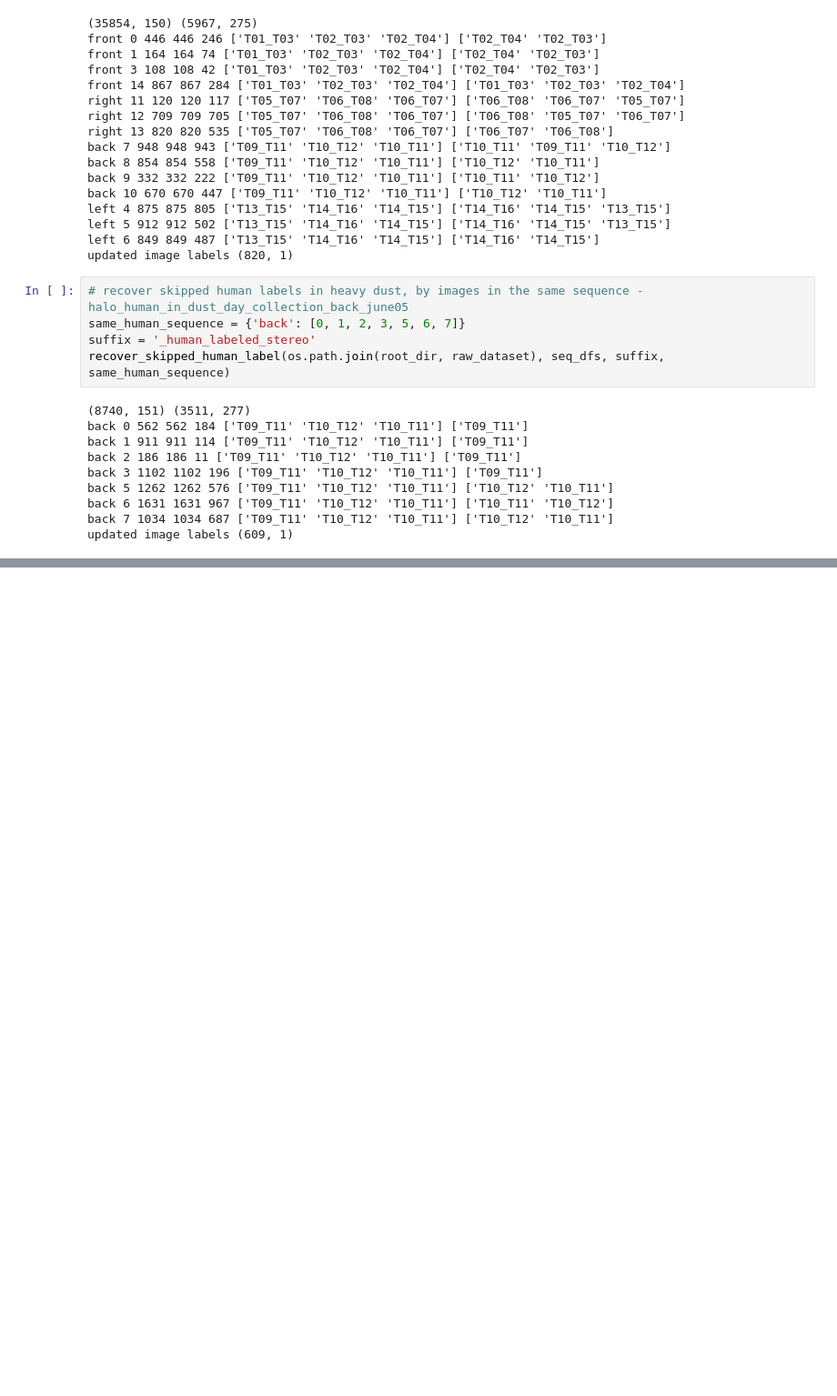
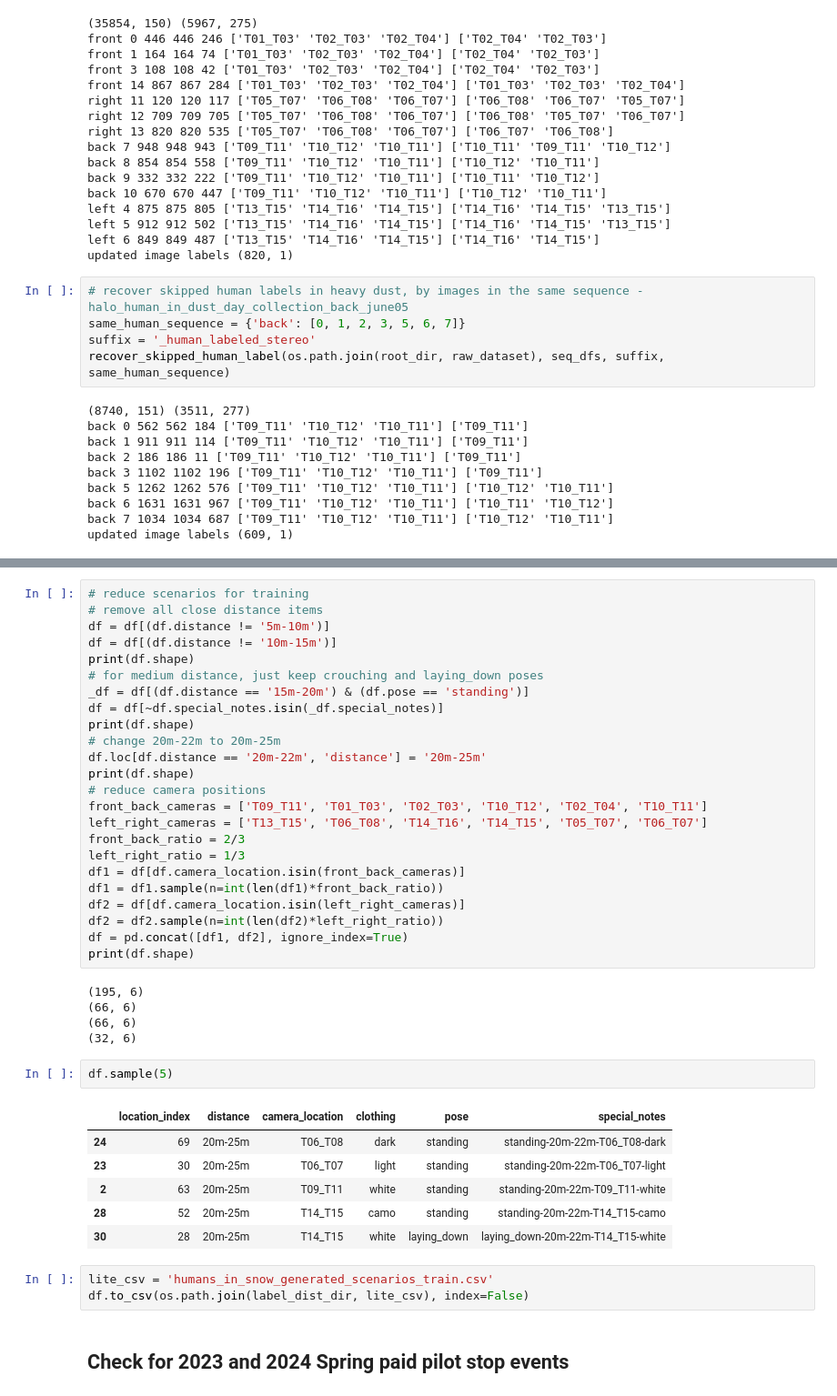
Before and after one commit to liyubrt/notebooks, a Jupyter notebook: check_label.ipynb, the cells around one changed output, grey strips where cells are left out. Shown at 91% size. Drawn from its saved outputs; the diff is of its cells as text; blank space fills up the shorter version.

```diff
--- a/check_label.ipynb
+++ b/check_label.ipynb
@@ -1304,0 +1323,43 @@ updated image labels (609, 1)
+# %%
+# reduce scenarios for training
+# remove all close distance items
+df = df[(df.distance != '5m-10m')]
+df = df[(df.distance != '10m-15m')]
+print(df.shape)
+# for medium distance, just keep crouching and laying_down poses
+_df = df[(df.distance == '15m-20m') & (df.pose == 'standing')]
+df = df[~df.special_notes.isin(_df.special_notes)]
+print(df.shape)
+# change 20m-22m to 20m-25m
+df.loc[df.distance == '20m-22m', 'distance'] = '20m-25m'
+print(df.shape)
+# reduce camera positions
+front_back_cameras = ['T09_T11', 'T01_T03', 'T02_T03', 'T10_T12', 'T02_T04', 'T10_T11']
+left_right_cameras = ['T13_T15', 'T06_T08', 'T14_T16', 'T14_T15', 'T05_T07', 'T06_T07']
+front_back_ratio = 2/3
+left_right_ratio = 1/3
+df1 = df[df.camera_location.isin(front_back_cameras)]
+df1 = df1.sample(n=int(len(df1)*front_back_ratio))
+df2 = df[df.camera_location.isin(left_right_cameras)]
+df2 = df2.sample(n=int(len(df2)*left_right_ratio))
+df = pd.concat([df1, df2], ignore_index=True)
+print(df.shape)
+# %% [output]
+(195, 6)
+(66, 6)
+(66, 6)
+(32, 6)
+# %%
+df.sample(5)
+# %% [output]
+|  | location_index | distance | camera_location | clothing | pose | special_notes |
+| 24 | 69 | 20m-25m | T06_T08 | dark | standing | standing-20m-22m-T06_T08-dark |
+| 23 | 30 | 20m-25m | T06_T07 | light | standing | standing-20m-22m-T06_T07-light |
+| 2 | 63 | 20m-25m | T09_T11 | white | standing | standing-20m-22m-T09_T11-white |
+| 28 | 52 | 20m-25m | T14_T15 | camo | standing | standing-20m-22m-T14_T15-camo |
+| 30 | 28 | 20m-25m | T14_T15 | white | laying_down | laying_down-20m-22m-T14_T15-white |
+# %%
+lite_csv = 'humans_in_snow_generated_scenarios_train.csv'
+df.to_csv(os.path.join(label_dist_dir, lite_csv), index=False)
+# %% [markdown]
+## Check for 2023 and 2024 Spring paid pilot stop events
```
Also changed, not shown: parts of 13 cells of this notebook, 6 other files.
